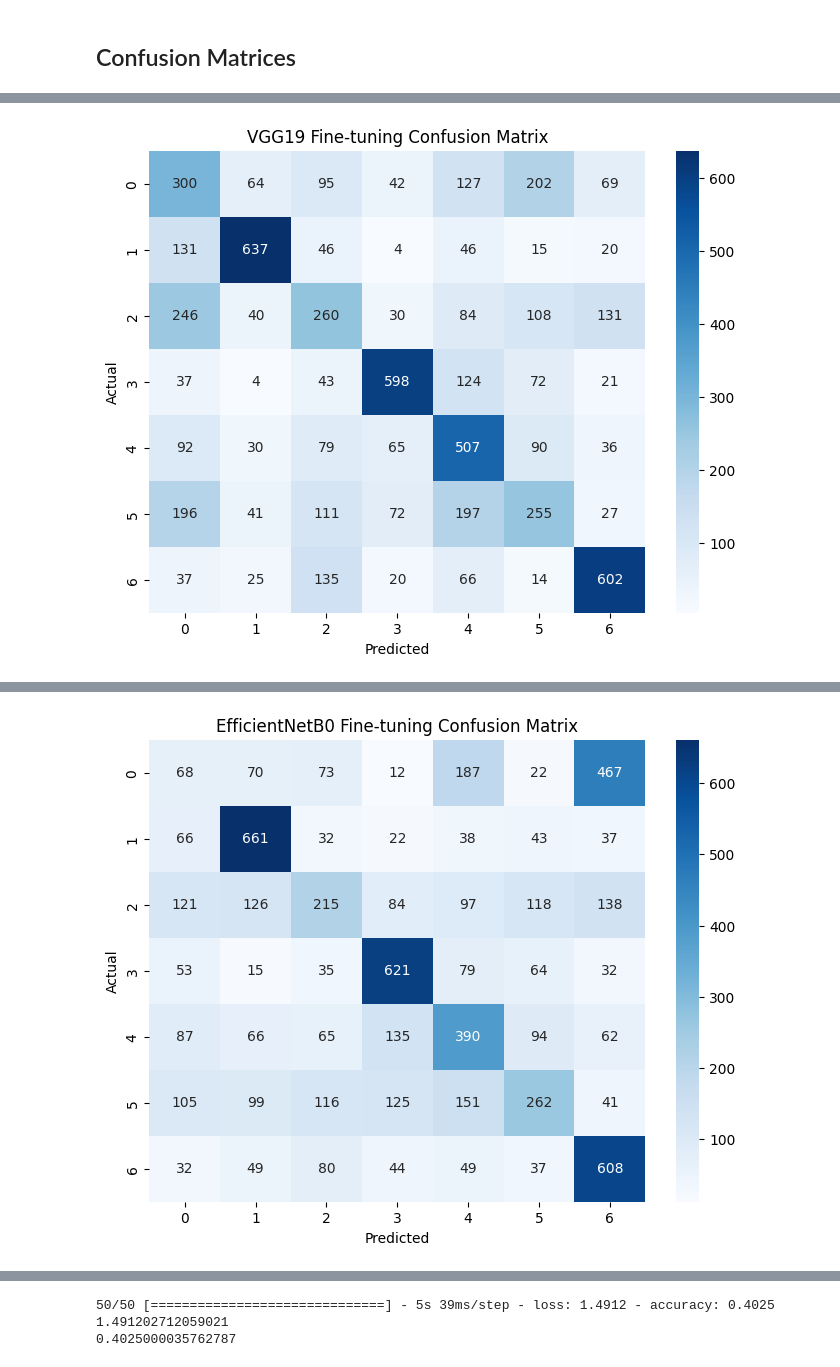
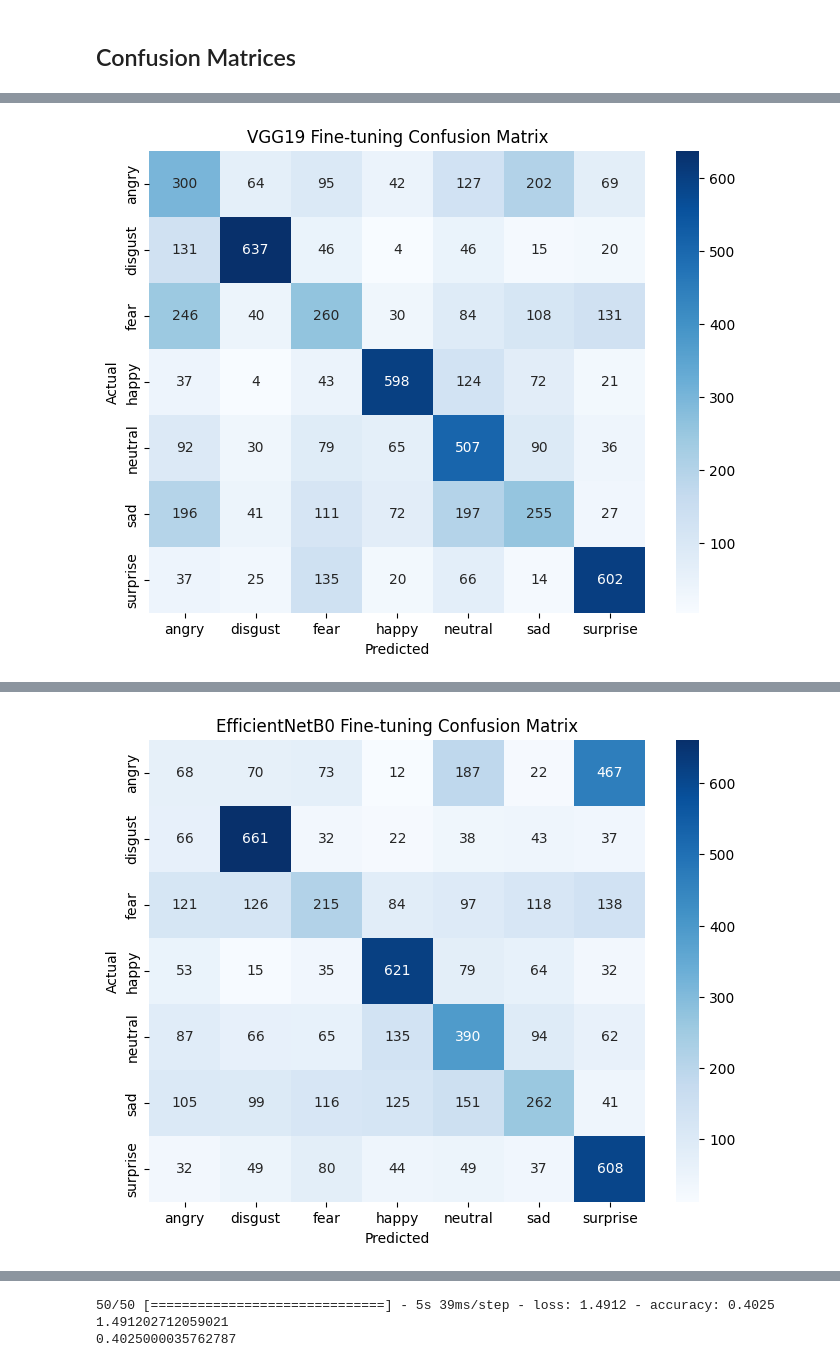
Before and after one commit to ShahhhVihaan/MoodMirror, a Jupyter notebook: model-notebooks/moodmirror_pretrained.ipynb, the cells around one changed output, grey strips where cells are left out. Drawn from its saved outputs; the diff is of its cells as text; code cells hidden in the pictures.

```diff
--- a/model-notebooks/moodmirror_pretrained.ipynb
+++ b/model-notebooks/moodmirror_pretrained.ipynb
@@ -501,7 +497,7 @@ model.compile(loss="categorical_crossentropy",
 
 callbacks = [
     keras.callbacks.ModelCheckpoint(
-    filepath="feature_extract_data_aug_efficientnetb5.h5",
+    filepath="feature_extract_intermediate_efficientnetb5.h5",
     save_best_only=True,
     monitor="val_accuracy")
 ]
@@ -572,3 +547,28 @@ Epoch 29/50
 1377/1377 [==============================] - 48s 35ms/step - loss: 1.5458 - accuracy: 0.4173 - val_loss: 1.4951 - val_accuracy: 0.4399
 Epoch 30/50
 1377/1377 [==============================] - 48s 35ms/step - loss: 1.5472 - accuracy: 0.4155 - val_loss: 1.4972 - val_accuracy: 0.4379
+# %%
+loaded_model = keras.models.load_model("feature_extract_intermediate_efficientnetb5.h5")
+
+# unfreezing three convolutional layers
+conv_base = loaded_model.layers[1]
+conv_base.trainable = True
+for layer in conv_base.layers[:-4]:
+    layer.trainable = False
+
+model.compile(loss="categorical_crossentropy",
+    optimizer=keras.optimizers.RMSprop(learning_rate=1e-5),
+    metrics=["accuracy"])
+
+callbacks = [
+    keras.callbacks.ModelCheckpoint(
+    filepath="fine_tuning_efficientnetb5.h5",
+    save_best_only=True,
+    monitor="val_accuracy")
+]
+
+history = model.fit(
+    train_dataset,
+    epochs=30,
+    validation_data=validation_dataset,
+    callbacks=callbacks)
@@ -574,0 +594,3 @@ Epoch 30/50
+# %%
+test_loss, test_acc = keras.models.load_model("fine_tuning_efficientnetb5.h5").evaluate(test_dataset, steps=50)
+print('test acc from best model:', test_acc)
@@ -615,7 +663,7 @@ for idx in range(len(models)):
 
   cm = confusion_matrix(labels, predictions.argmax(axis=1))
   plt.figure(figsize=(8, 6))
-  sns.heatmap(cm, annot=True, fmt='d', cmap='Blues')
+  sns.heatmap(cm, annot=True, fmt='d', cmap='Blues', xticklabels=classes, yticklabels=classes)
   plt.xlabel('Predicted')
   plt.ylabel('Actual')
   plt.title(f'{names[idx]} Fine-tuning Confusion Matrix')
@@ -625 +673 @@ for idx in range(len(models)):
-[figure, old version]
+[figure, new version]
@@ -627 +675 @@ for idx in range(len(models)):
-[figure, old version]
+[figure, new version]
```
Also changed, not shown: parts of 9 cells of this notebook.
